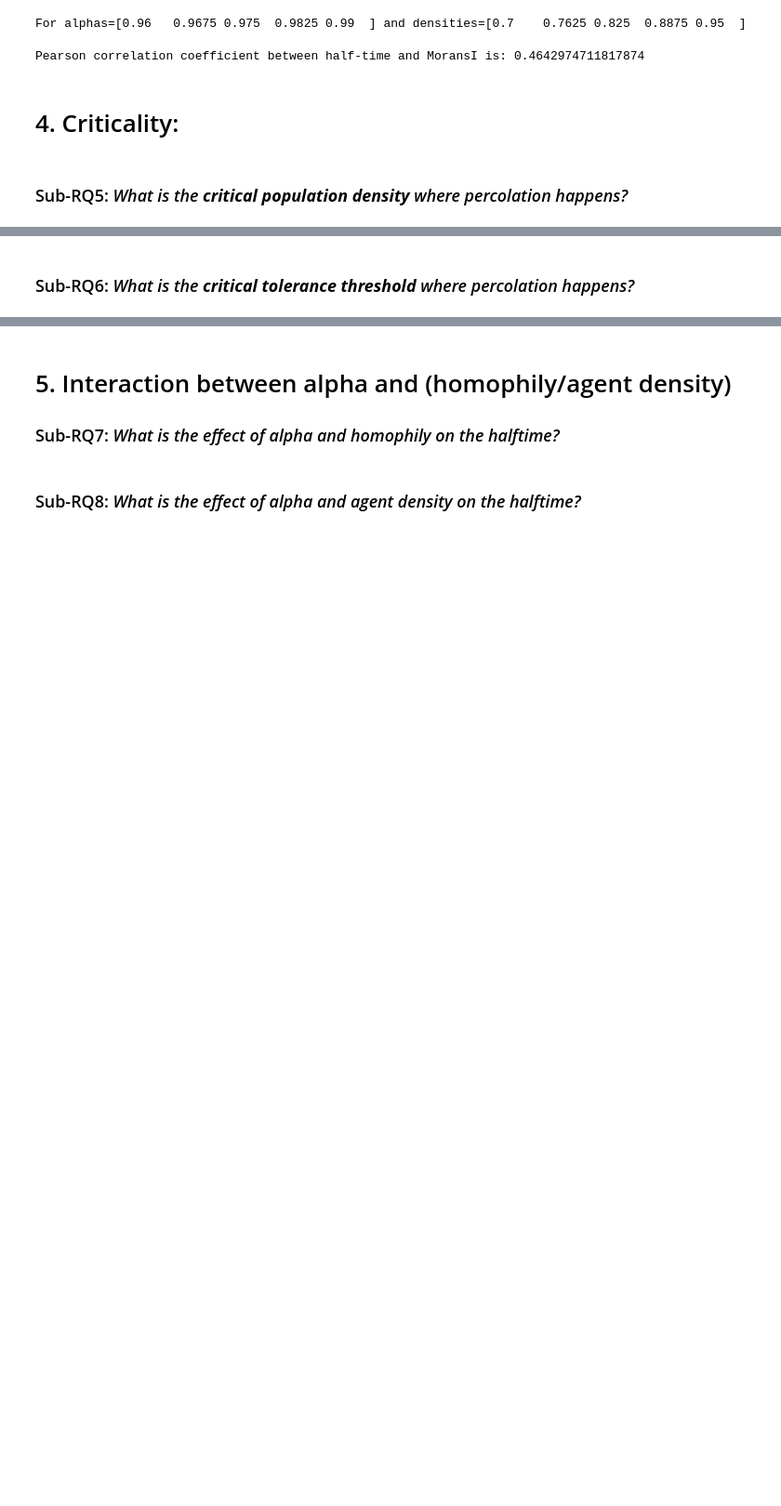
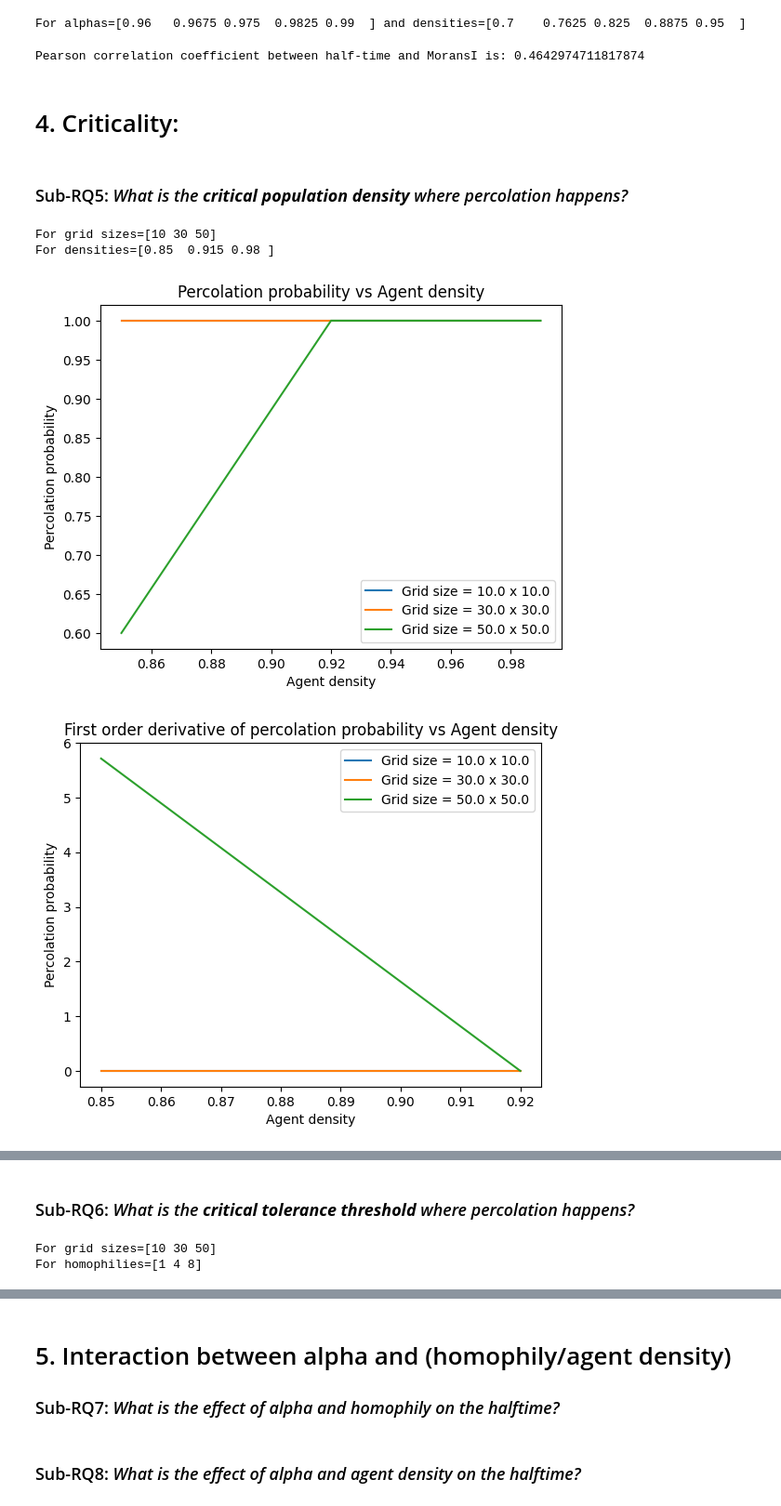
Before and after one commit to aM0NKE/ComplexSystemSimulation, a Jupyter notebook: mesa-schelling/analysis/final_analysisV2.ipynb, the cells around one changed output, grey strips where cells are left out. Shown at 93% size. Saved outputs shown, nothing was run; the diff lists cells and outputs as text; code cells hidden in the pictures; blank space fills up the shorter version.

```diff
--- a/mesa-schelling/analysis/final_analysisV2.ipynb
+++ b/mesa-schelling/analysis/final_analysisV2.ipynb
@@ -564,9 +601,10 @@ def plot_second_derivative(data_dict):
 # %% [markdown]
 ### Sub-RQ5: *What is the **critical population density** where percolation happens?*
 # %%
-sims = 5
+# NOTE: You don't need to run this because the results are already saved in the data folder
+sims = 1
 grid_size_range = np.linspace(10, 50, num=3, dtype=int)
-density_range = np.linspace(0.85, 0.99, num=3)
+density_range = np.linspace(0.85, 0.98, num=3)
 print(f'For grid sizes={grid_size_range}\nFor densities={density_range}')
 
 fixed_params = {"pop_weights": (0.6, 0.4),
@@ -598,3 +636,6 @@ batch_run = BatchRunner(
 batch_run.run_all()
 df = batch_run.get_model_vars_dataframe()
 df.to_csv('critical_pop_dens_batch_run.csv')
+# %% [output]
+For grid sizes=[10 30 50]
+For densities=[0.85  0.915 0.98 ]
@@ -648,0 +642,18 @@ print(density_values, size_values)
+# %%
+# Open the csv file and read it into a DataFrame
+df = pd.read_csv("batch_runner_results/critical_pop_dens_batch_run.csv", index_col=0)
+
+# Group the DataFrame by size and density and calculate the probability of percolation
+grouped_df = df.groupby(['size', 'density'])['percolation_system'].mean().reset_index()
+
+# Extract the data from the DataFrame
+probability_dict = create_percolation_prob_dict(grouped_df, 'density')
+densities = grouped_df['density'].unique()
+
+# Plot the data
+plot_percolation_prob(densities, probability_dict)
+plot_first_derivative(densities, probability_dict)
+plot_second_derivative(densities, probability_dict)
+# %% [output]
+[figure, added]
+[figure, added]
@@ -660,7 +672,7 @@ fixed_params = {"density": 0.95,
                 "cluster_threshold": 4,
                 "alpha": 0.96,
                 "stopping_threshold": 5,
-                "stats": False,
+                "stats": True,
                 "server": False}
 variable_params = {
     "size": grid_size_range,
@@ -683,3 +695,6 @@ batch_run = BatchRunner(
 batch_run.run_all()
 df = batch_run.get_model_vars_dataframe()
 df.to_csv('critical_homophily_batch_run.csv')
+# %% [output]
+For grid sizes=[10 30 50]
+For homophilies=[1 4 8]
```
Also changed, not shown: parts of 4 cells of this notebook, 1 other file.
